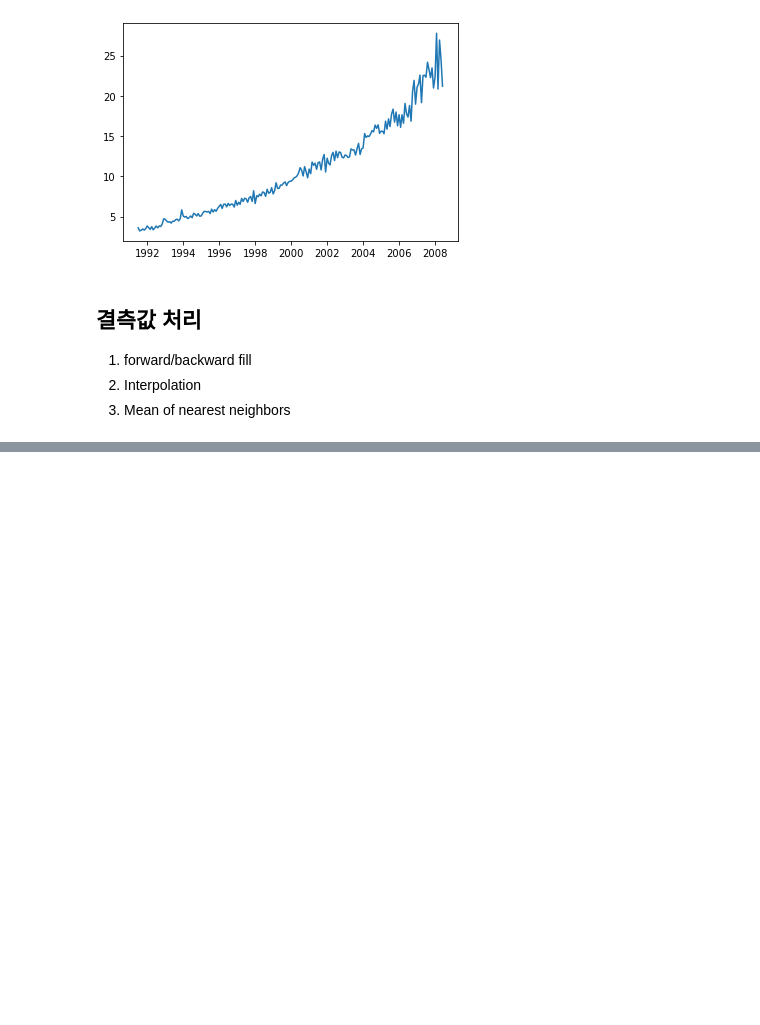
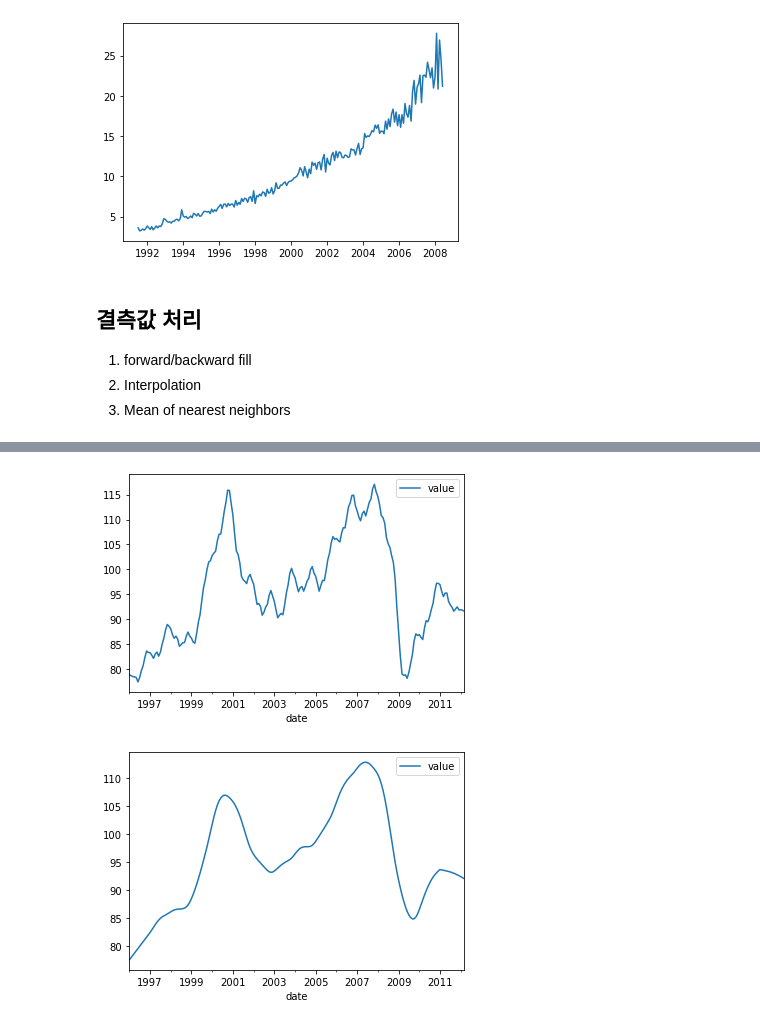
Before and after one commit to teng-ny/Today-I-Learn, a Jupyter notebook: 3. 데이터 분석/[통계적 모델링] 시계열 분석-차분.ipynb, the cells around one changed output, grey strips where cells are left out. Cells and saved outputs as stored; diff of their text form; code cells hidden in the pictures; blank space fills up the shorter version.

```diff
--- a/3. 데이터 분석/[통계적 모델링] 시계열 분석-차분.ipynb
+++ b/3. 데이터 분석/[통계적 모델링] 시계열 분석-차분.ipynb
@@ -151,0 +220,4 @@ df['linear_fill']=f(df['rownum'])
+# %%
+# 2. Loess Smoothing(5% and 15%)
+df_loess_5=pd.DataFrame(lowess(df_orig.value, np.arange(len(df_orig.value)), frac=0.05)[:, 1], index=df_orig.index, columns=['value'])
+df_loess_15=pd.DataFrame(lowess(df_orig.value, np.arange(len(df_orig.value)), frac=0.15)[:, 1], index=df_orig.index, columns=['value'])
@@ -151,0 +229,7 @@ df['linear_fill']=f(df['rownum'])
+# %%
+df_loess_5.plot()
+df_loess_15.plot()
+plt.show()
+# %% [output]
+[figure, added]
+[figure, added]
```
Also changed, not shown: parts of 11 cells of this notebook.
